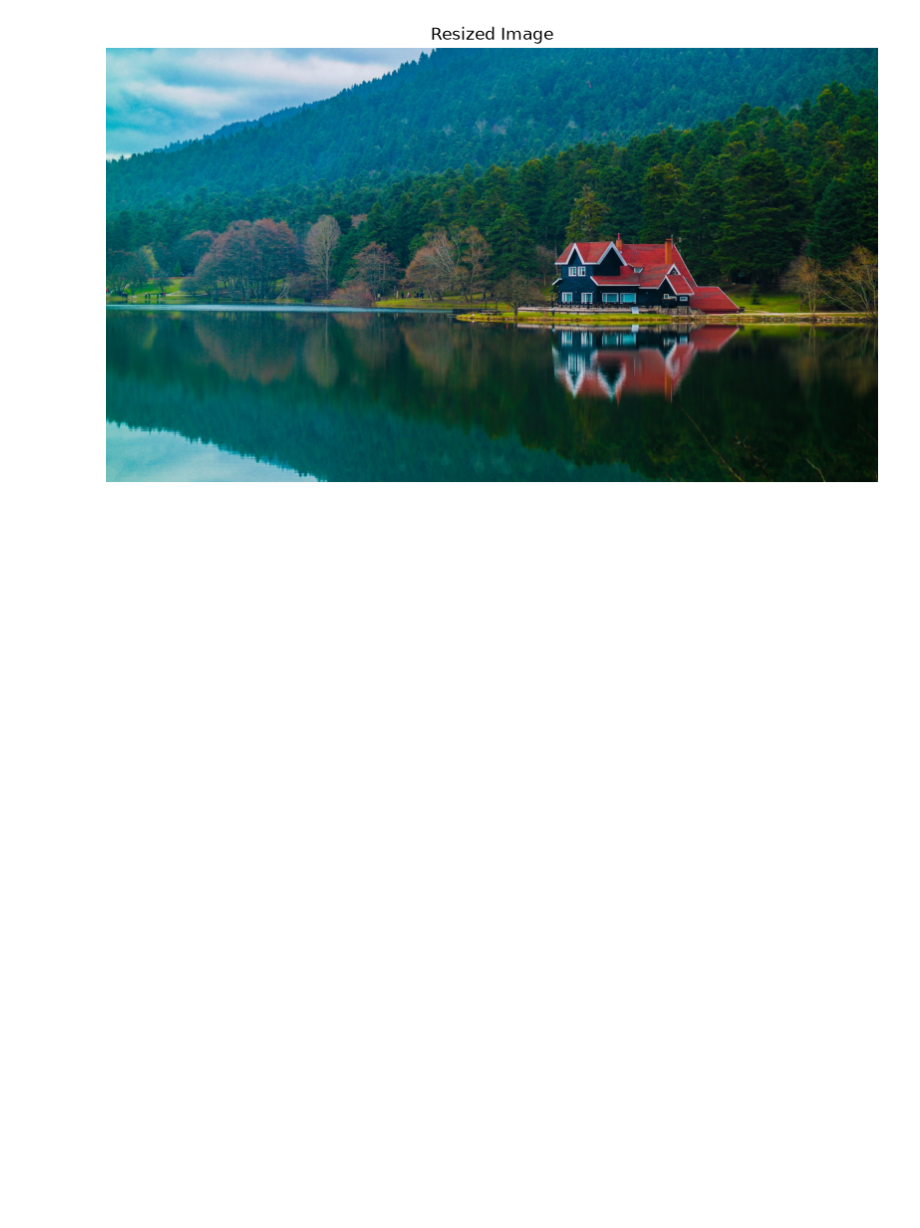
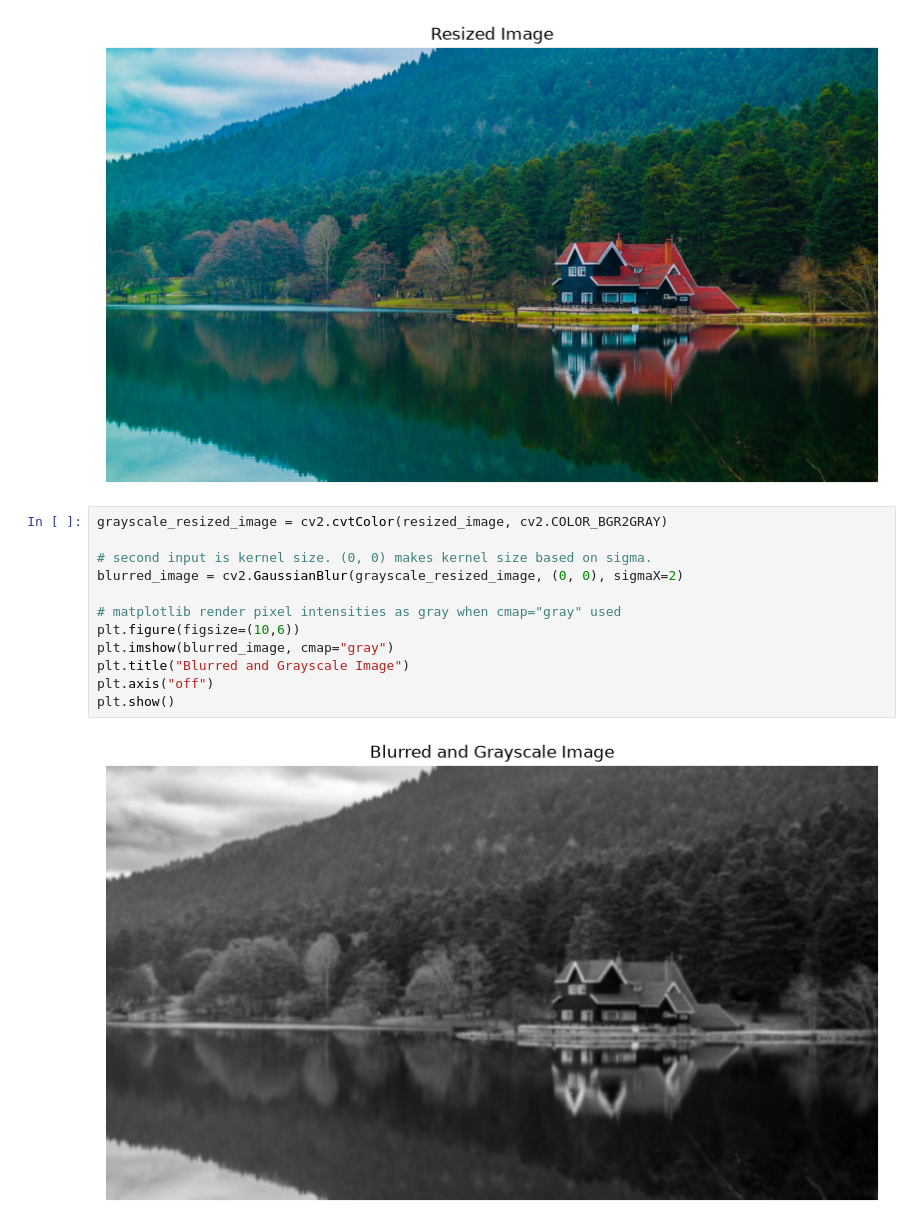
Before and after one commit to ealabas/cs523-hw1, a Jupyter notebook: Problem1.ipynb, the cells around one changed output. Drawn from its saved outputs; the diff is of its cells as text; blank space fills up the shorter version.

Commit message:
gauss blur and canny edges

```diff
--- a/Problem1.ipynb
+++ b/Problem1.ipynb
@@ -29,3 +30,17 @@ plt.axis("off")
 plt.show()
 # %% [output]
 [figure]
+# %%
+grayscale_resized_image = cv2.cvtColor(resized_image, cv2.COLOR_BGR2GRAY)
+
+# second input is kernel size. (0, 0) makes kernel size based on sigma.
+blurred_image = cv2.GaussianBlur(grayscale_resized_image, (0, 0), sigmaX=2)
+
+# matplotlib render pixel intensities as gray when cmap="gray" used
+plt.figure(figsize=(10,6))
+plt.imshow(blurred_image, cmap="gray")
+plt.title("Blurred and Grayscale Image")
+plt.axis("off")
+plt.show()
+# %% [output]
+[figure, added]
```
Also changed, not shown: parts of 2 cells of this notebook.
